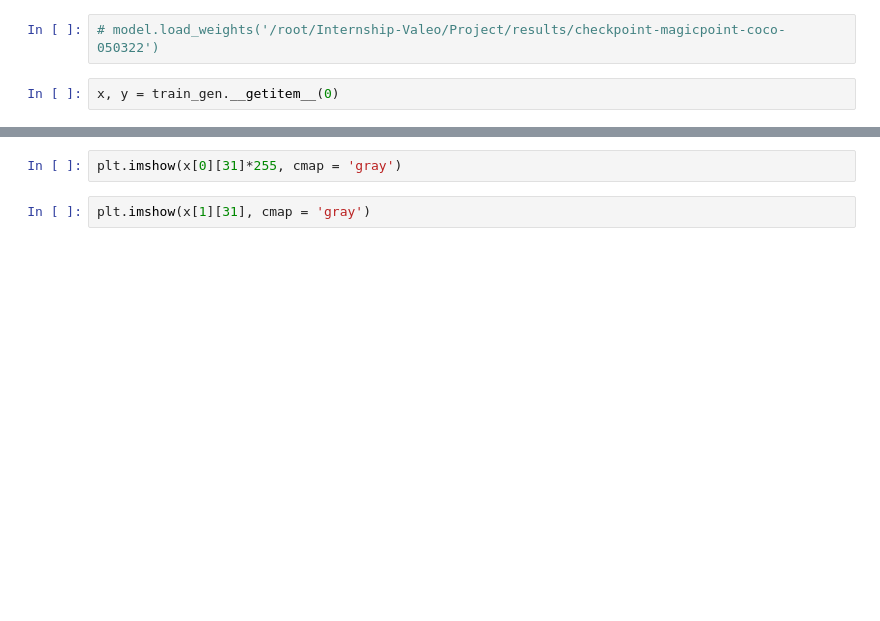
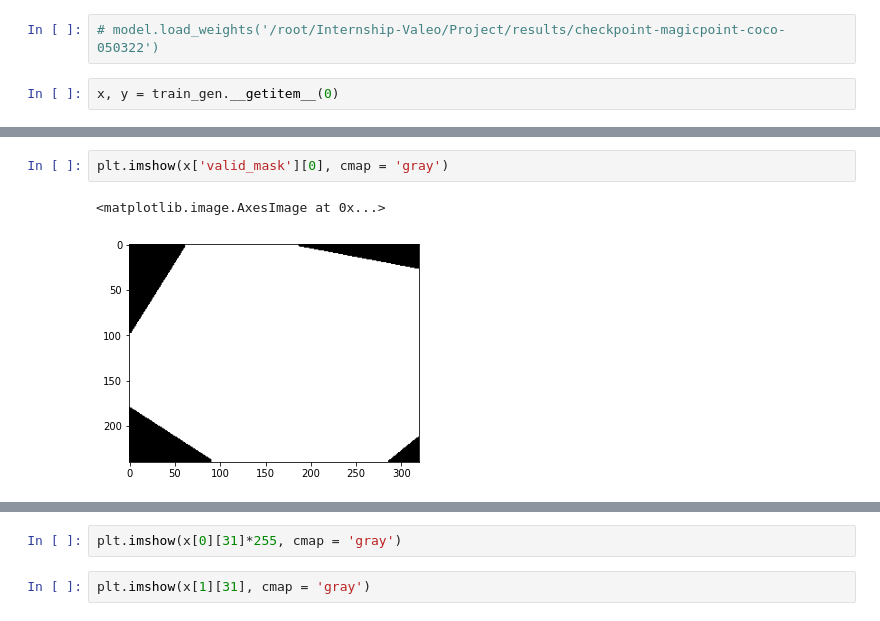
Before and after one commit to amit205/multi-task-learning, a Jupyter notebook: magicpoint-coco.ipynb, the cells around one changed output, grey strips where cells are left out. Drawn from its saved outputs; the diff is of its cells as text; blank space fills up the shorter version.

```diff
--- a/magicpoint-coco.ipynb
+++ b/magicpoint-coco.ipynb
@@ -391,0 +465,5 @@ x[0].shape
+# %%
+plt.imshow(x['valid_mask'][0], cmap = 'gray')
+# %% [output]
+<matplotlib.image.AxesImage at 0x...>
+[figure, added]
```
Also changed, not shown: parts of 32 cells of this notebook, 5 other files.
